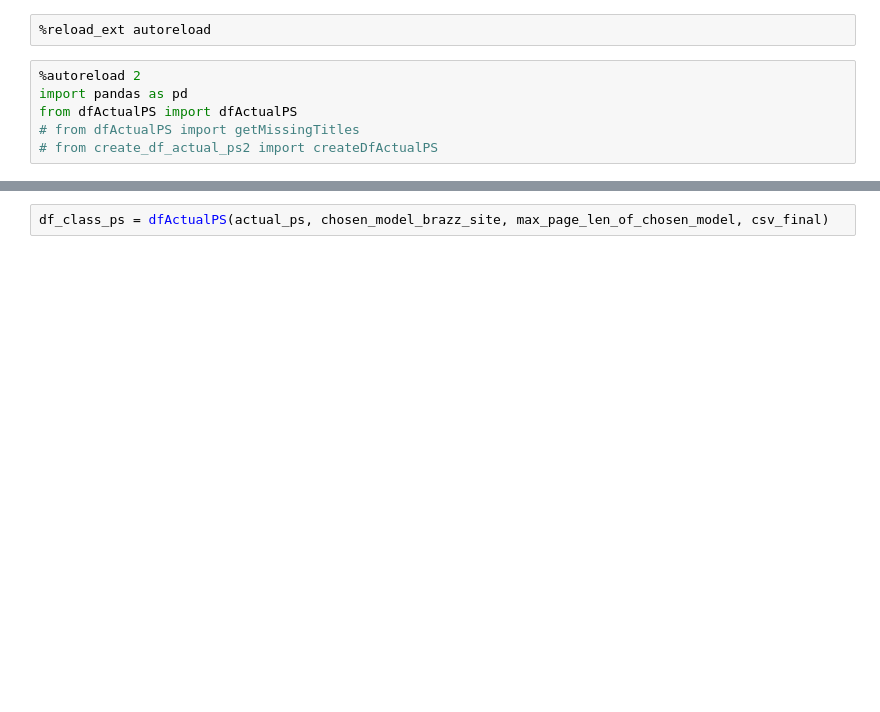
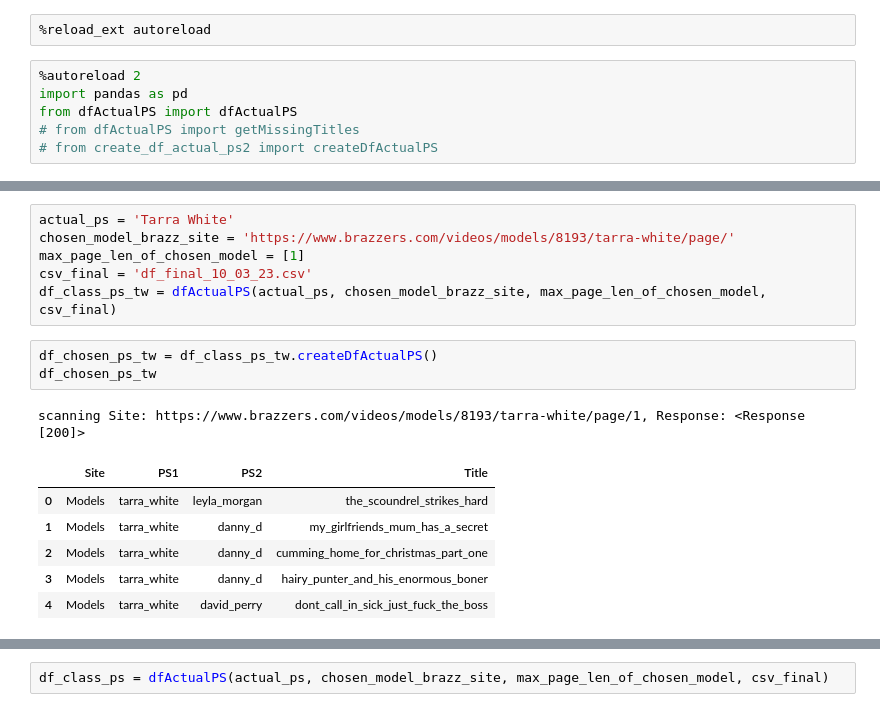
Before and after one commit to docwerder/braz, a Jupyter notebook: getActualPS.ipynb, the cells around one changed output, grey strips where cells are left out. Saved outputs shown, nothing was run; the diff lists cells and outputs as text; blank space fills up the shorter version.

```diff
--- a/getActualPS.ipynb
+++ b/getActualPS.ipynb
@@ -13,0 +61,17 @@ csv_final = 'df_final_09_03_23.csv'
+# %%
+actual_ps = 'Tarra White'
+chosen_model_brazz_site = 'https://www.brazzers.com/videos/models/8193/tarra-white/page/'
+max_page_len_of_chosen_model = [1]
+csv_final = 'df_final_10_03_23.csv'
+df_class_ps_tw = dfActualPS(actual_ps, chosen_model_brazz_site, max_page_len_of_chosen_model, csv_final)
+# %%
+df_chosen_ps_tw = df_class_ps_tw.createDfActualPS()
+df_chosen_ps_tw
+# %% [output]
+scanning Site: https://www.brazzers.com/videos/models/8193/tarra-white/page/1, Response: <Response [200]>
+|  | Site | PS1 | PS2 | Title |
+| 0 | Models | tarra_white | leyla_morgan | the_scoundrel_strikes_hard |
+| 1 | Models | tarra_white | danny_d | my_girlfriends_mum_has_a_secret |
+| 2 | Models | tarra_white | danny_d | cumming_home_for_christmas_part_one |
+| 3 | Models | tarra_white | danny_d | hairy_punter_and_his_enormous_boner |
+| 4 | Models | tarra_white | david_perry | dont_call_in_sick_just_fuck_the_boss |
```
Also changed, not shown: parts of 29 cells of this notebook, 4 other files.
